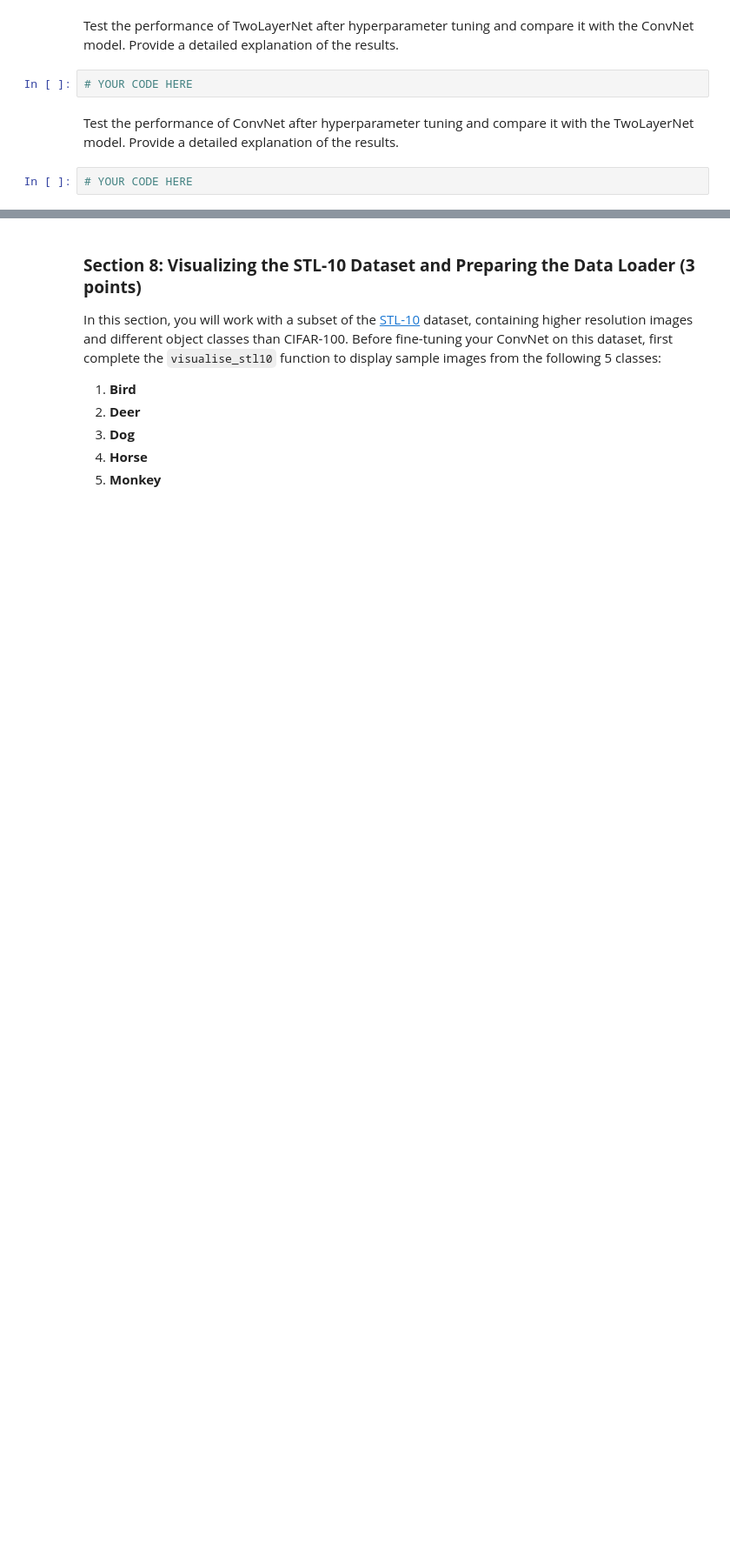
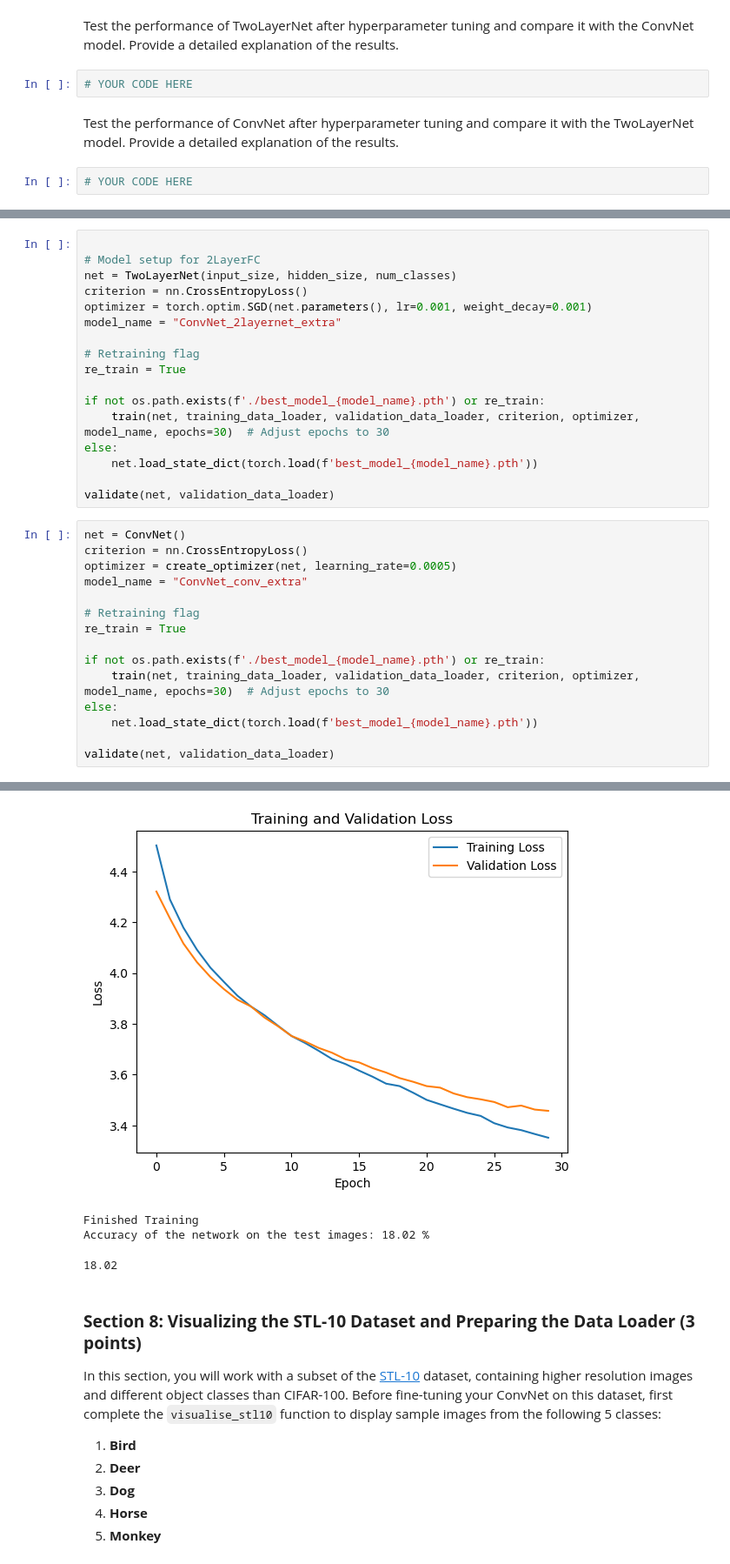
Before and after one commit to chaosido/cv1, a Jupyter notebook: final-lab/cv1-final-lab-part-2.ipynb, the cells around one changed output, grey strips where cells are left out. Shown at 87% size. Cells and saved outputs as stored; diff of their text form; blank space fills up the shorter version.

```diff
--- a/final-lab/cv1-final-lab-part-2.ipynb
+++ b/final-lab/cv1-final-lab-part-2.ipynb
@@ -963,0 +1080,33 @@ Test the performance of ConvNet after hyperparameter tuning and compare it with
+# %%
+
+# Model setup for 2LayerFC
+net = TwoLayerNet(input_size, hidden_size, num_classes)
+criterion = nn.CrossEntropyLoss()
+optimizer = torch.optim.SGD(net.parameters(), lr=0.001, weight_decay=0.001)
+model_name = "ConvNet_2layernet_extra"
+
+# Retraining flag
+re_train = True
+
+if not os.path.exists(f'./best_model_{model_name}.pth') or re_train:
+    train(net, training_data_loader, validation_data_loader, criterion, optimizer, model_name, epochs=30)  # Adjust epochs to 30
+else:
+    net.load_state_dict(torch.load(f'best_model_{model_name}.pth'))
+
+validate(net, validation_data_loader)
+# %%
+net = ConvNet()
+criterion = nn.CrossEntropyLoss()
+optimizer = create_optimizer(net, learning_rate=0.0005)
+model_name = "ConvNet_conv_extra"
+
+# Retraining flag
+re_train = True
+
+if not os.path.exists(f'./best_model_{model_name}.pth') or re_train:
+    train(net, training_data_loader, validation_data_loader, criterion, optimizer, model_name, epochs=30)  # Adjust epochs to 30
+else:
+    net.load_state_dict(torch.load(f'best_model_{model_name}.pth'))
+
+validate(net, validation_data_loader)
+# %% [output]
@@ -964,3 +1130,7 @@ Test the performance of ConvNet after hyperparameter tuning and compare it with
+[figure, added]
+Finished Training
+Accuracy of the network on the test images: 18.02 %
+18.02
 # %% [markdown]
 <a id="section-8"></a>
 ### **Section 8: Visualizing the STL-10 Dataset and Preparing the Data Loader (3 points)**
```
Also changed, not shown: parts of 11 cells of this notebook.
